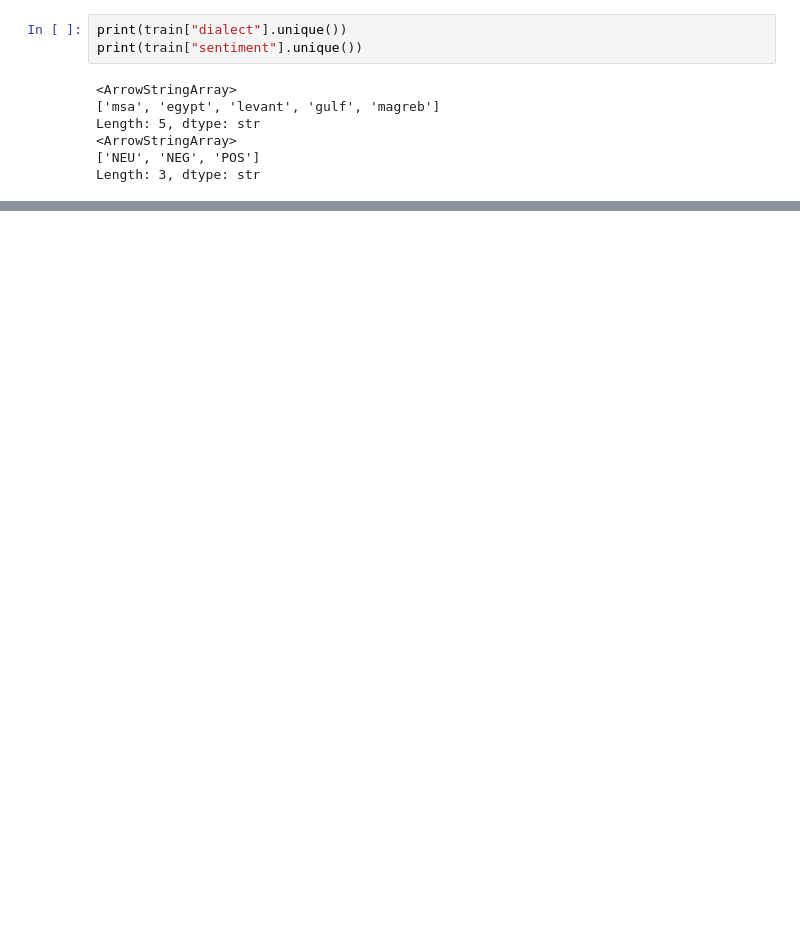
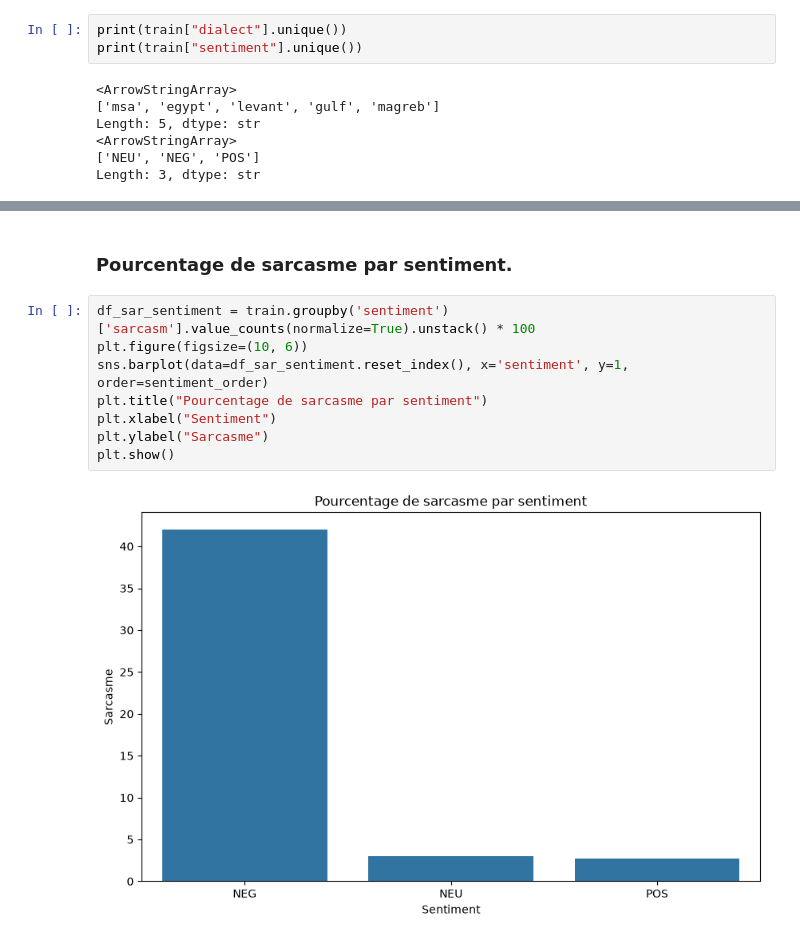
Before and after one commit to AMiNeC777/Hanwritten-code-For-LLM-FineTuning, a Jupyter notebook: Notebooks/Data_Exploration.ipynb, the cells around one changed output, grey strips where cells are left out. Drawn from its saved outputs; the diff is of its cells as text; blank space fills up the shorter version.

```diff
--- a/Notebooks/Data_Exploration.ipynb
+++ b/Notebooks/Data_Exploration.ipynb
@@ -106,0 +170,12 @@ sentiment_order = ['NEU', 'NEG', 'POS']
+# %% [markdown]
+### Pourcentage de sarcasme par sentiment.
+# %%
+df_sar_sentiment = train.groupby('sentiment')['sarcasm'].value_counts(normalize=True).unstack() * 100
+plt.figure(figsize=(10, 6))
+sns.barplot(data=df_sar_sentiment.reset_index(), x='sentiment', y=1, order=sentiment_order)
+plt.title("Pourcentage de sarcasme par sentiment")
+plt.xlabel("Sentiment")
+plt.ylabel("Sarcasme")
+plt.show()
+# %% [output]
+[figure, added]
```
Also changed, not shown: parts of 7 cells of this notebook.
